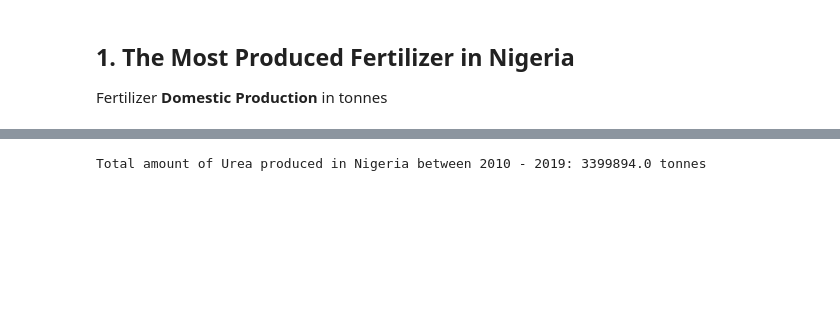
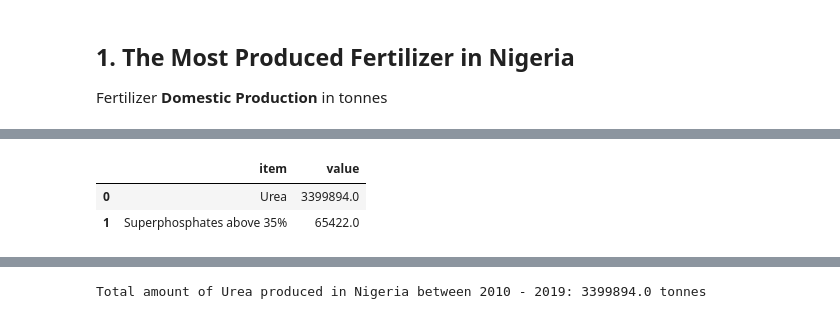
Before and after one commit to decorouz/Data-Analysis-with-Python, a Jupyter notebook: Nigeria_Fertilizer_Use.ipynb, the cells around one changed output, grey strips where cells are left out. Saved outputs shown, nothing was run; the diff lists cells and outputs as text; code cells hidden in the pictures; blank space fills up the shorter version.

```diff
--- a/Nigeria_Fertilizer_Use.ipynb
+++ b/Nigeria_Fertilizer_Use.ipynb
@@ -260,14 +370,19 @@ plot_pie_chart("Nigeria Fertilizer Import and Export Quantity between 2002 - 201
 ## 1. The Most Produced Fertilizer in Nigeria
 Fertilizer **Domestic Production**  in tonnes
 # %%
-fertilizer_by_production = fertilizer_by_element("Production")
+domestic_production = fertilizer_by_element("Production")
 
-fig = px.pie(fertilizer_by_production, values=fertilizer_by_production["value"],
-             names=fertilizer_by_production["item"],
-             title='Total Fertilizer Production output for 2010 - 2019')
+fig = px.pie(domestic_production, values=domestic_production["value"],
+             names=domestic_production["item"],
+             title='Total Domestic Fertilizer Production (tonnes): 2010 - 2019')
 fig.update_traces(textposition='inside', textinfo='percent+label')
 fig.update_layout(
         template='plotly_dark')
 fig.show()
+
+domestic_production
 # %% [output]
 [interactive output not drawn]
+|  | item | value |
+| 0 | Urea | 3399894.0 |
+| 1 | Superphosphates above 35% | 65422.0 |
```
Also changed, not shown: parts of 64 cells of this notebook.
